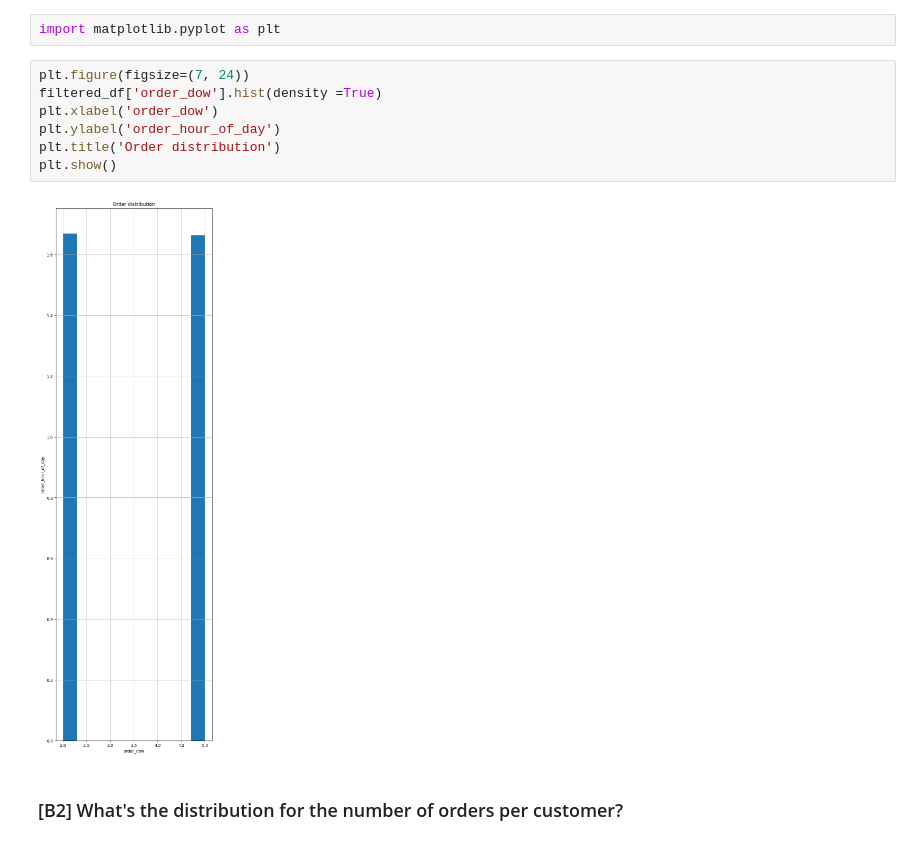
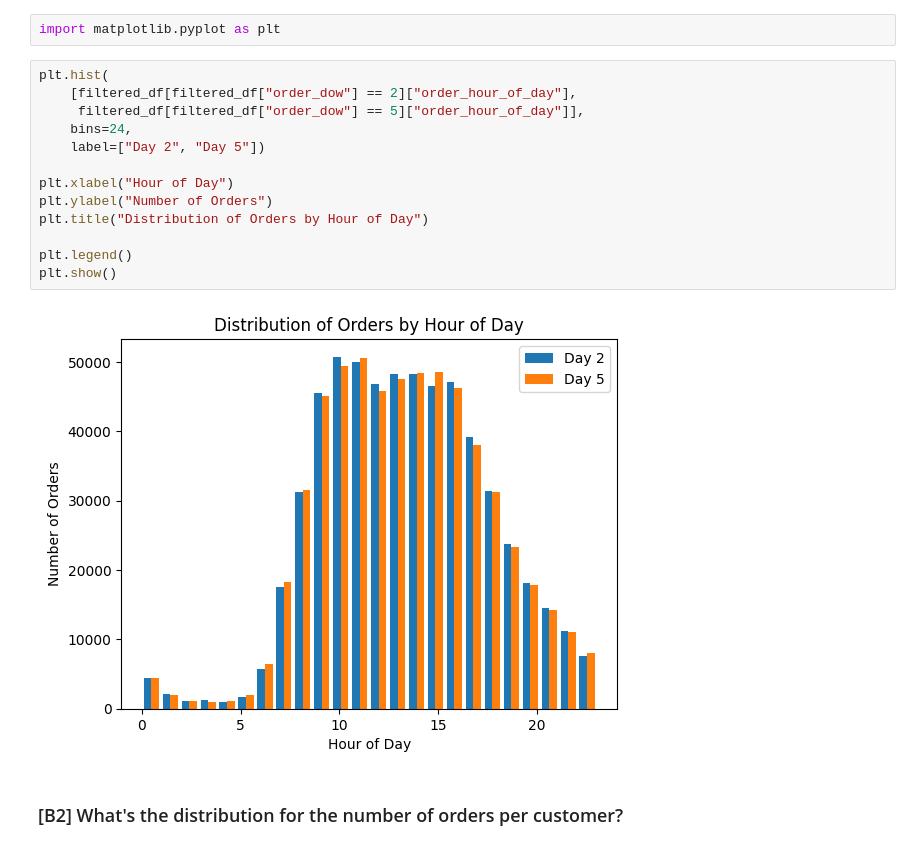
Before and after one commit to RafigaAllahverdizade/Pandas_Project, a Jupyter notebook: Pandas_ipynb_adlı_not_defterinin_kopyası.ipynb, the cells around one changed output. Saved outputs shown, nothing was run; the diff lists cells and outputs as text.

```diff
--- a/Pandas_ipynb_adlı_not_defterinin_kopyası.ipynb
+++ b/Pandas_ipynb_adlı_not_defterinin_kopyası.ipynb
@@ -536,15 +539,21 @@ grouped
 dtype: int64
 # %%
 import matplotlib.pyplot as plt
-# %%
-plt.figure(figsize=(7, 24))
-filtered_df['order_dow'].hist(density =True)
-plt.xlabel('order_dow')
-plt.ylabel('order_hour_of_day')
-plt.title('Order distribution')
-plt.show()
-# %% [output]
-[figure, removed]
+# %%
+plt.hist(
+    [filtered_df[filtered_df["order_dow"] == 2]["order_hour_of_day"],
+     filtered_df[filtered_df["order_dow"] == 5]["order_hour_of_day"]],
+    bins=24,
+    label=["Day 2", "Day 5"])
+
+plt.xlabel("Hour of Day")
+plt.ylabel("Number of Orders")
+plt.title("Distribution of Orders by Hour of Day")
+
+plt.legend()
+plt.show()
+# %% [output]
+[figure, added]
 # %% [markdown]
 ### [B2] What's the distribution for the number of orders per customer?
 # %%
```
Also changed, not shown: parts of 5 cells of this notebook.
